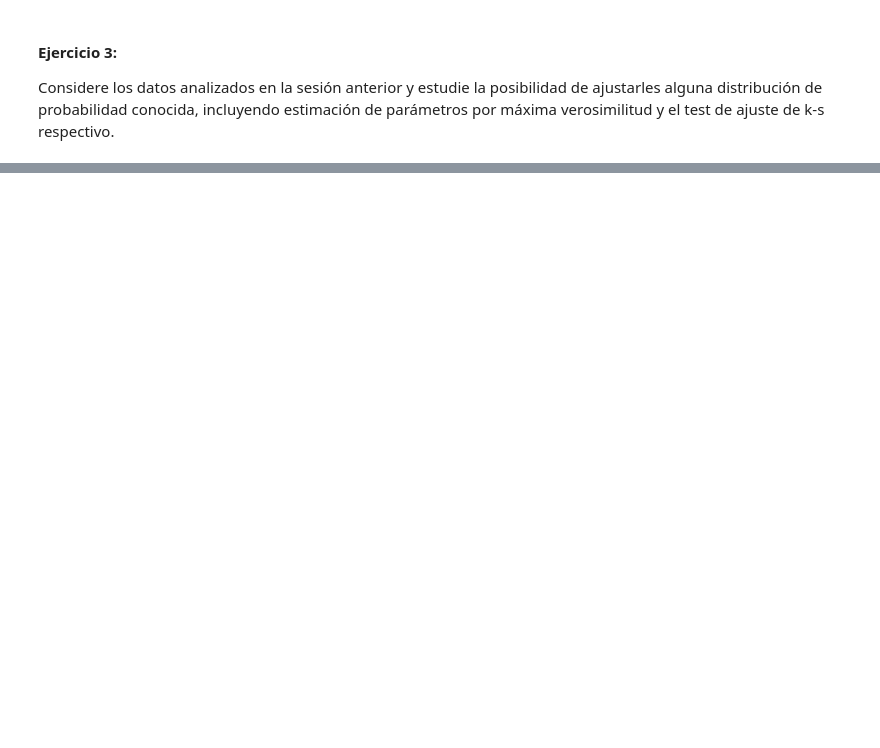
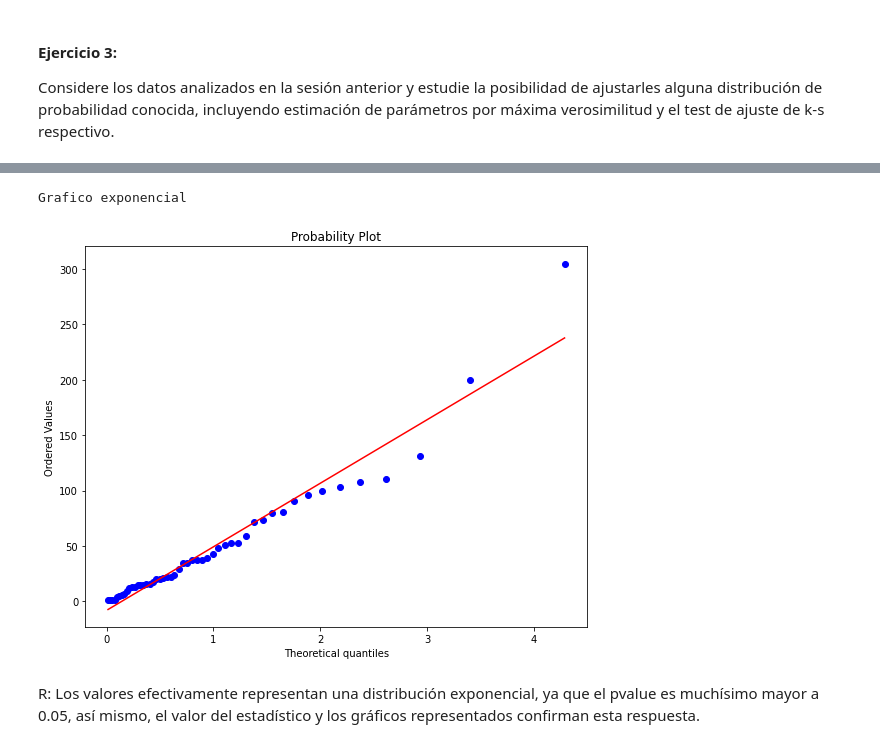
Before and after one commit to imnotUrban/Repo-Simulacion, a Jupyter notebook: Laboratorio_3/Laboratorio3.ipynb, the cells around one changed output, grey strips where cells are left out. Drawn from its saved outputs; the diff is of its cells as text; code cells hidden in the pictures; blank space fills up the shorter version.

```diff
--- a/Laboratorio_3/Laboratorio3.ipynb
+++ b/Laboratorio_3/Laboratorio3.ipynb
@@ -561,0 +622,9 @@ Para la estimación de máxima vesorimilitud podemos observar que  se acerca a l
+# %%
+import pylab
+stats.probplot(dtpo, dist="expon", plot=pylab)
+print("Grafico exponencial")
+# %% [output]
+Grafico exponencial
+[figure, added]
+# %% [markdown]
+R: Los valores efectivamente representan una distribución exponencial, ya que el pvalue es muchísimo mayor a 0.05, así mismo, el valor del estadístico y los gráficos representados confirman esta respuesta.
```
Also changed, not shown: parts of 16 cells of this notebook, 1 other file.
